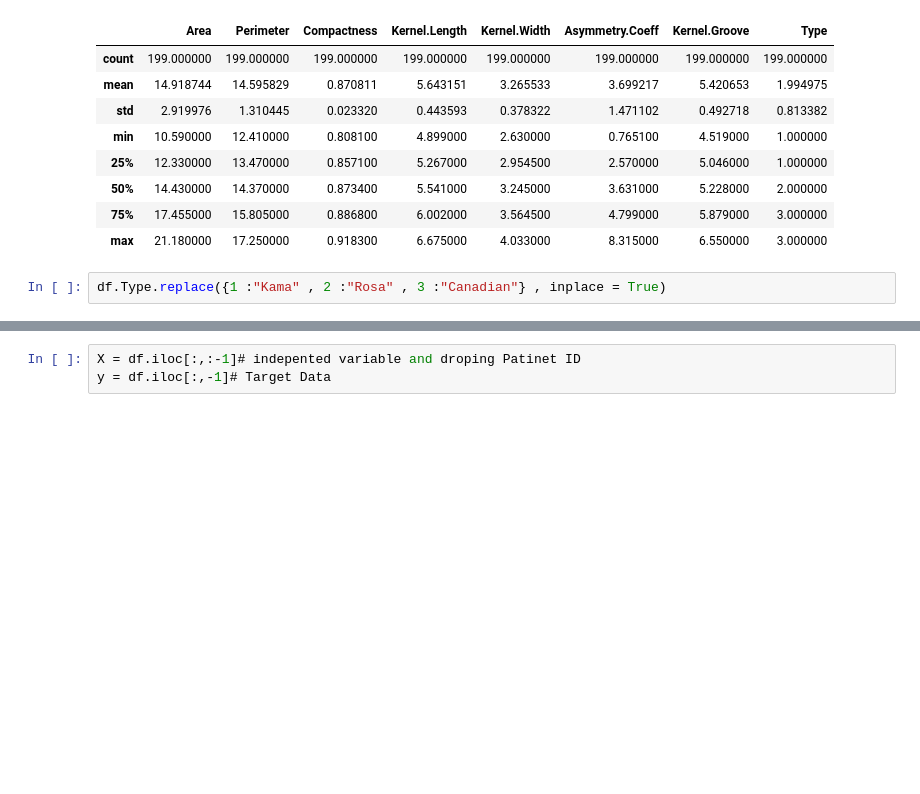
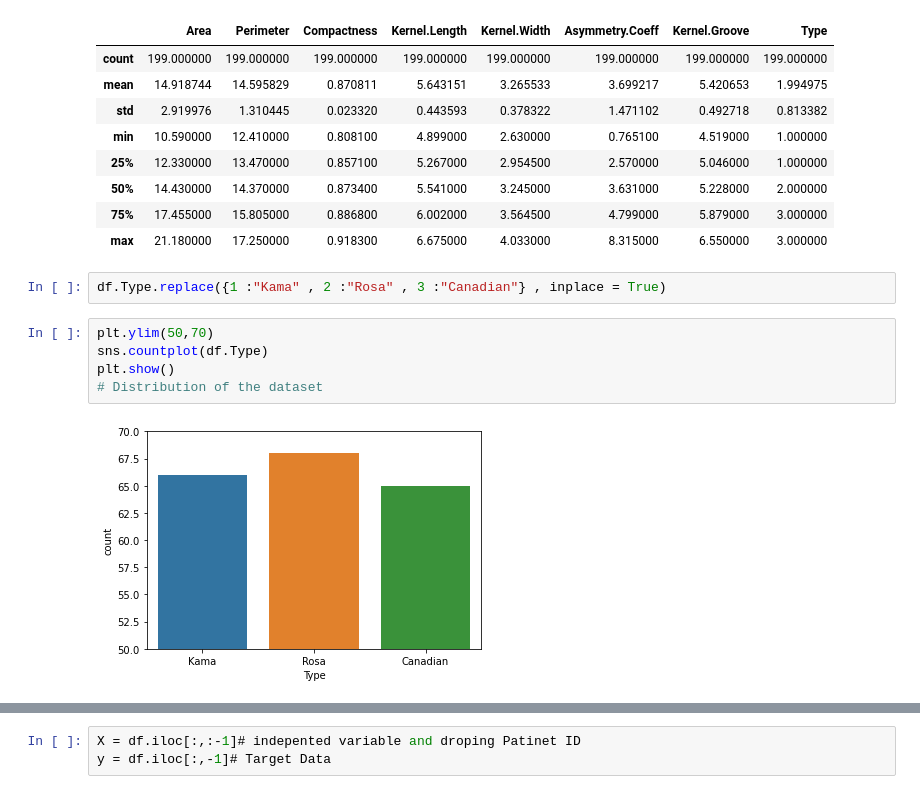
Before and after one commit to leokan1/AIDI2004_finalproject, a Jupyter notebook: AIDI2004_finalproject.ipynb, the cells around one changed output, grey strips where cells are left out. Drawn from its saved outputs; the diff is of its cells as text; blank space fills up the shorter version.

```diff
--- a/AIDI2004_finalproject.ipynb
+++ b/AIDI2004_finalproject.ipynb
@@ -61,3 +63,10 @@ df.describe()
 | max | 21.180000 | 17.250000 | 0.918300 | 6.675000 | 4.033000 | 8.315000 | 6.550000 | 3.000000 |
 # %%
 df.Type.replace({1 :"Kama" , 2 :"Rosa" , 3 :"Canadian"} , inplace = True)
+# %%
+plt.ylim(50,70)
+sns.countplot(df.Type)
+plt.show()
+# Distribution of the dataset
+# %% [output]
+[figure, added]
```
Also changed, not shown: parts of 5 cells of this notebook.
